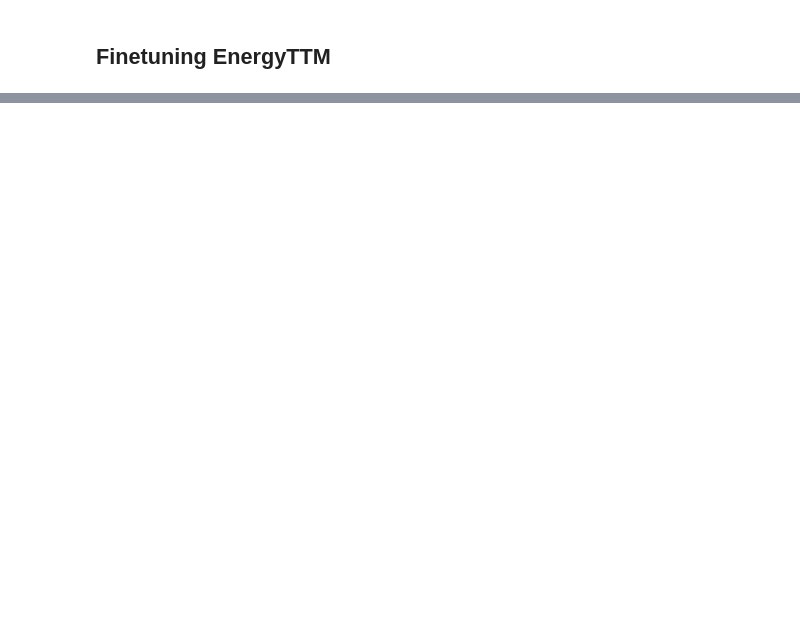
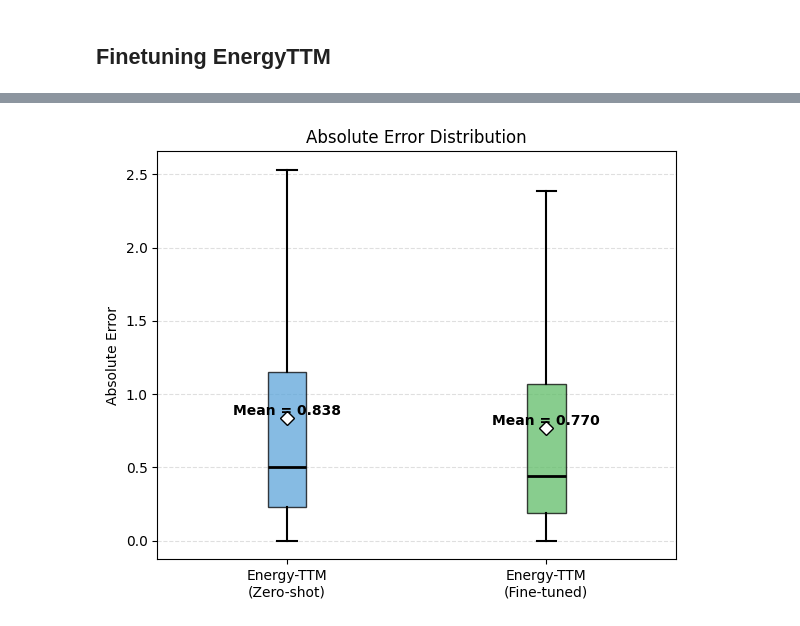
Before and after one commit to energyfms/notebooks, a Jupyter notebook: energy_ttm_finetuning.ipynb, the cells around one changed output, grey strips where cells are left out. Cells and saved outputs as stored; diff of their text form; code cells hidden in the pictures; blank space fills up the shorter version.

```diff
--- a/energy_ttm_finetuning.ipynb
+++ b/energy_ttm_finetuning.ipynb
@@ -790,3 +597,66 @@ for i in range(1, n_plots):
+# %%
+import matplotlib.pyplot as plt
+import numpy as np
+
+err_zs = np.abs(actual - ttm_zs_pred)
+err_ft = np.abs(actual - ttm_ft_pred)
+
+mae_zs = err_zs.mean()
+mae_ft = err_ft.mean()
+
+median_zs = np.median(err_zs)
+median_ft = np.median(err_ft)
+
+fig, ax = plt.subplots(figsize=(6, 5))
+
+box = ax.boxplot(
+    [err_zs, err_ft],
+    labels=["Energy-TTM\n(Zero-shot)", "Energy-TTM\n(Fine-tuned)"],
+    patch_artist=True,
+    showmeans=True,
+    showfliers=False,
+    meanprops=dict(
+        marker="D",
+        markerfacecolor="white",
+        markeredgecolor="black",
+        markersize=7,
+    ),
+    medianprops=dict(
+        color="black",
+        linewidth=2,
+    ),
+    whiskerprops=dict(linewidth=1.5),
+    capprops=dict(linewidth=1.5),
+)
+
+# Colors
+colors = ["#5DA5DA", "#60BD68"]  # blue, green
+
+for patch, color in zip(box["boxes"], colors):
+    patch.set_facecolor(color)
+    patch.set_alpha(0.75)
+
+# Annotate MAE
+for i, mae in enumerate([mae_zs, mae_ft], start=1):
+    ax.text(
+        i,
+        mae,
+        f"Mean = {mae:.3f}",
+        ha="center",
+        va="bottom",
+        fontsize=10,
+        fontweight="bold",
+    )
+
+ax.set_ylabel("Absolute Error")
+ax.set_title("Absolute Error Distribution")
+
+ax.grid(axis="y", linestyle="--", alpha=0.4)
+
+plt.tight_layout()
+plt.show()
+# %% [output]
+[figure, added]
 # %%
 from sklearn.metrics import mean_absolute_error, mean_squared_error
 import numpy as np
```
Also changed, not shown: parts of 35 cells of this notebook, 2 other files.
